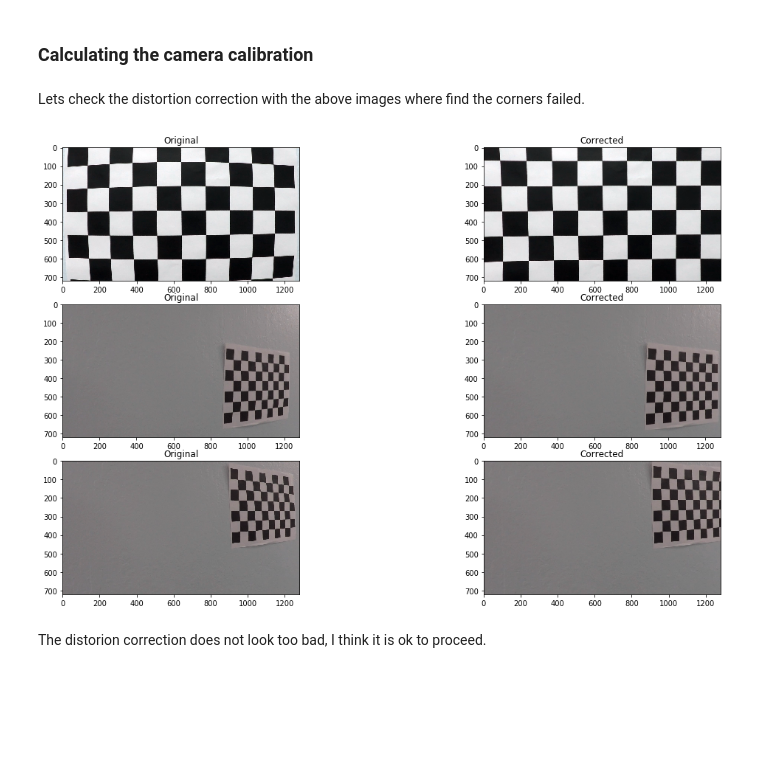
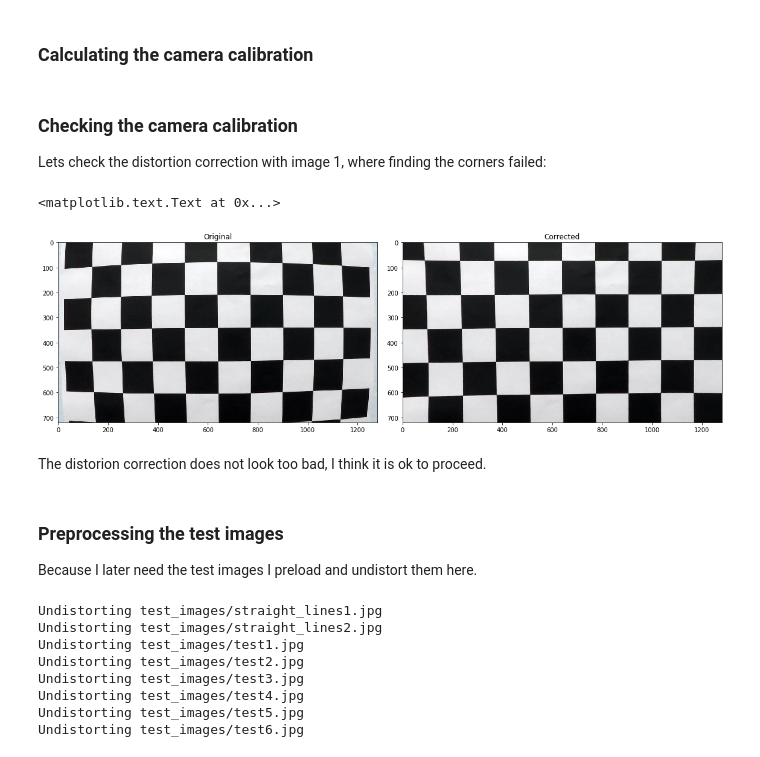
Before and after one commit to mqvist/CarND-Advanced-Lane-Lines, a Jupyter notebook: Lane-Lines.ipynb, the cells around one changed output. Drawn from its saved outputs; the diff is of its cells as text; code cells hidden in the pictures; blank space fills up the shorter version.

```diff
--- a/Lane-Lines.ipynb
+++ b/Lane-Lines.ipynb
@@ -23,6 +23,11 @@ import cv2
 import glob
 import matplotlib.pyplot as plt
 %matplotlib inline
+
+
+def bgr2rgb(img):
+    return cv2.cvtColor(img, cv2.COLOR_BGR2RGB)
+
 
 # prepare object points, like (0,0,0), (1,0,0), (2,0,0) ....,(6,5,0)
 objp = np.zeros((6*9,3), np.float32)
@@ -55,7 +60,7 @@ for fname, axis in zip(images, axes):
 
         # Draw and display the corners
         img = cv2.drawChessboardCorners(img, (9,6), corners, ret)
-    axis.imshow(img)
+    axis.imshow(bgr2rgb(img))
     axis.set_xticks([])
     axis.set_yticks([])
 # %% [output]
@@ -67,20 +72,44 @@ It seems findChessboardCorners() did not find the corners in images 1, 15 and 16
 # %%
 ret, mtx, dist, rvecs, tvecs = cv2.calibrateCamera(objpoints, imgpoints, gray.shape[::-1], None, None)
 # %% [markdown]
-Lets check the distortion correction with the above images where find the corners failed.
+### Checking the camera calibration
+
+Lets check the distortion correction with image 1, where finding the corners failed:
 # %%
-fig, axes = plt.subplots(3, 2, figsize=(16, 9))
+fig, (ax1, ax2) = plt.subplots(1, 2, figsize=(16, 9))
 fig.tight_layout()
 
-for n, (ax1, ax2) in zip([1, 15, 16], axes):
-    fname = 'camera_cal/calibration{}.jpg'.format(n)
-    img = cv2.imread(fname)
-    dst = cv2.undistort(img, mtx, dist, None, mtx)
-    ax1.imshow(img)
-    ax1.set_title('Original')
-    ax2.imshow(dst)
-    ax2.set_title('Corrected')
+fname = 'camera_cal/calibration1.jpg'.format(n)
+img = cv2.imread(fname)
+dst = cv2.undistort(img, mtx, dist, None, mtx)
+ax1.imshow(img)
+ax1.set_title('Original')
+ax2.imshow(dst)
+ax2.set_title('Corrected')
 # %% [output]
+<matplotlib.text.Text at 0x...>
-[figure, old version]
+[figure, new version]
 # %% [markdown]
 The distorion correction does not look too bad, I think it is ok to proceed.
+# %% [markdown]
+### Preprocessing the test images
+Because I later need the test images I preload and undistort them here.
+# %%
+test_images = []
+test_image_names = []
+
+for fname in glob.glob('test_images/*.jpg'):
+    print('Undistorting', fname)
+    img = bgr2rgb(cv2.imread(fname))
+    test_images.append(cv2.undistort(img, mtx, dist, None, mtx))
+    # Store also the file names for later use
+    test_image_names.append(fname)
+# %% [output]
+Undistorting test_images/straight_lines1.jpg
+Undistorting test_images/straight_lines2.jpg
+Undistorting test_images/test1.jpg
+Undistorting test_images/test2.jpg
+Undistorting test_images/test3.jpg
+Undistorting test_images/test4.jpg
+Undistorting test_images/test5.jpg
+Undistorting test_images/test6.jpg
```
Also changed, not shown: parts of 8 cells of this notebook.
